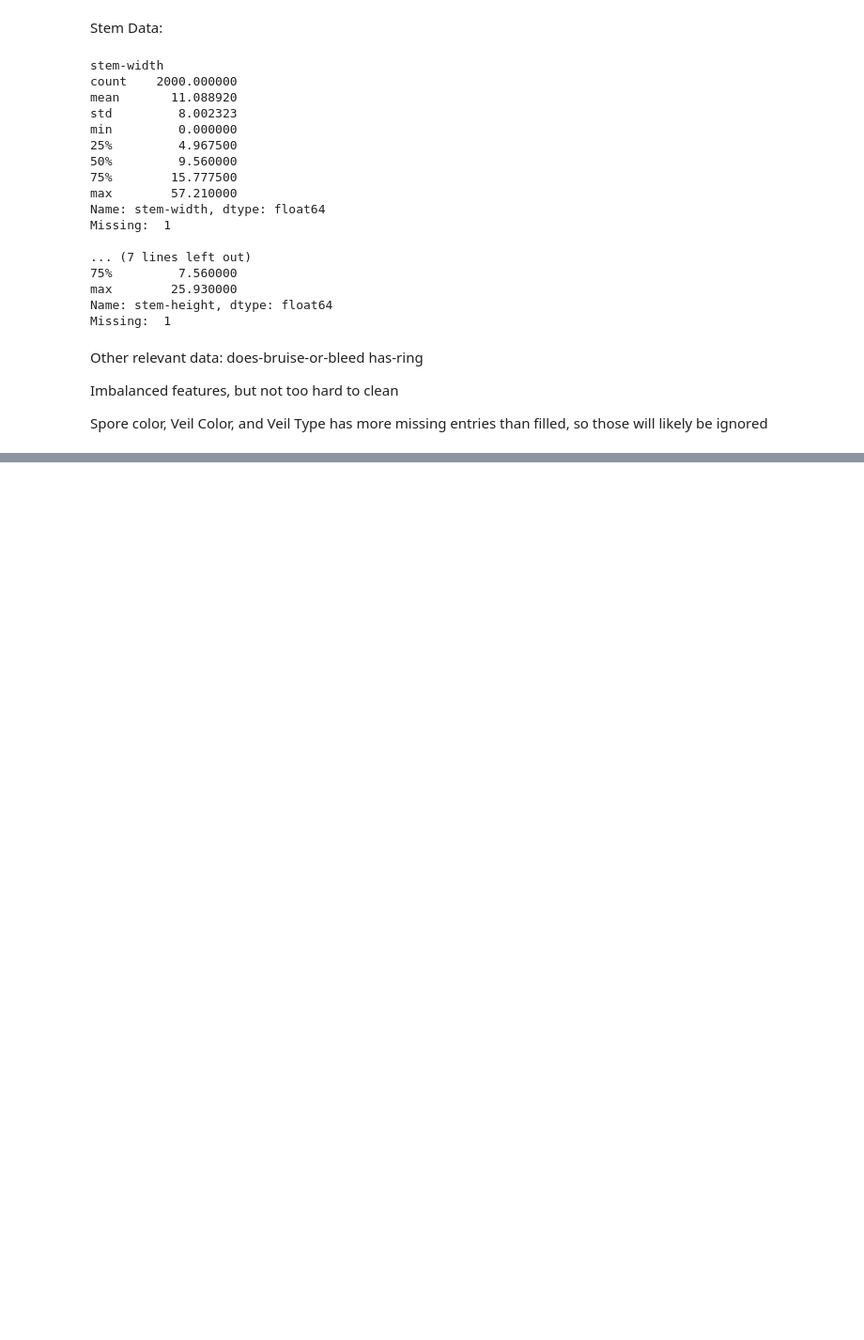
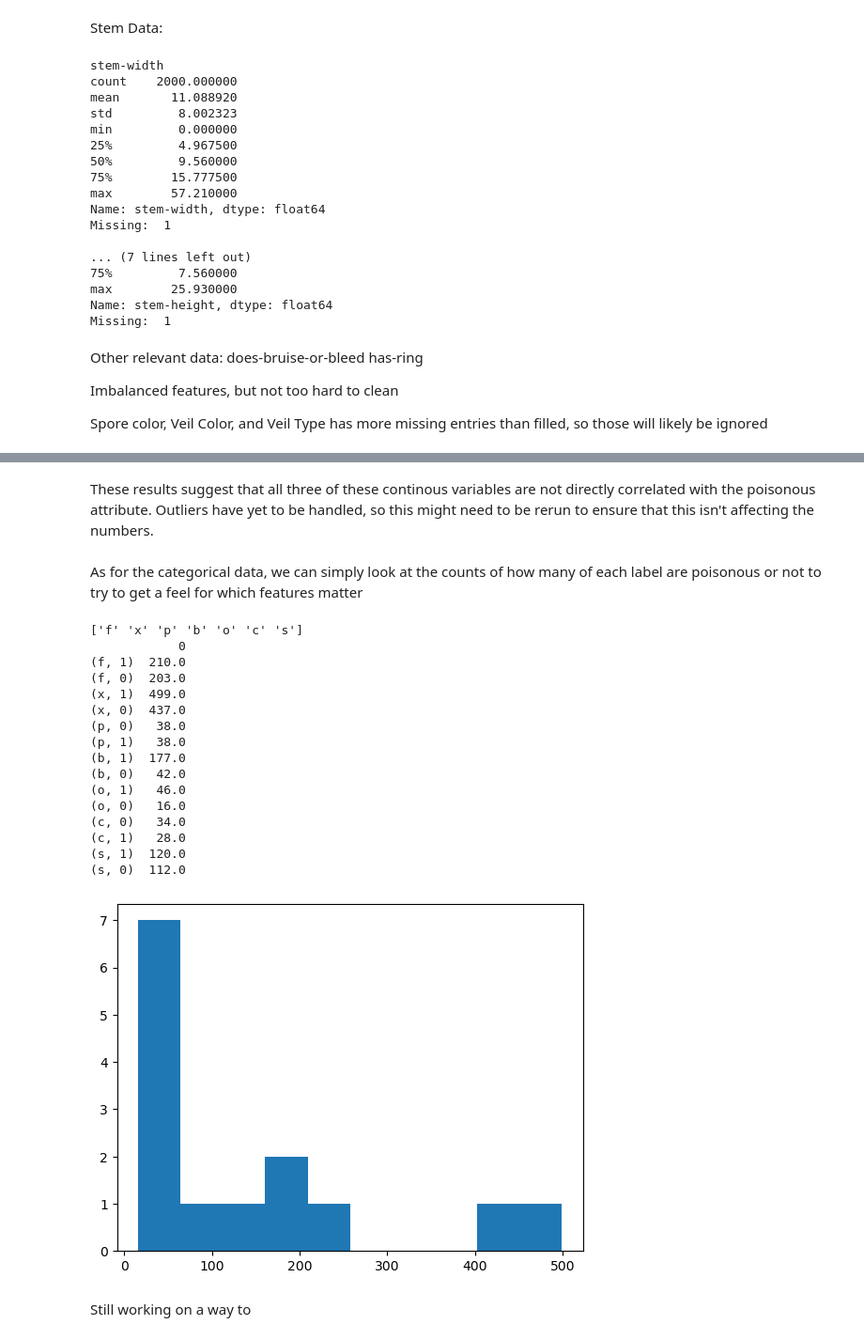
Before and after one commit to p-kve/ecs171_MushroomID, a Jupyter notebook: mushroomsDataCleaning.ipynb, the cells around one changed output, grey strips where cells are left out. Shown at 94% size. Cells and saved outputs as stored; diff of their text form; code cells hidden in the pictures; blank space fills up the shorter version.

```diff
--- a/mushroomsDataCleaning.ipynb
+++ b/mushroomsDataCleaning.ipynb
@@ -173,0 +231,43 @@ Spore color, Veil Color, and Veil Type has more missing entries than filled, so
+# %% [markdown]
+These results suggest that all three of these continous variables are not directly correlated with the poisonous attribute. Outliers have yet to be handled, so this might need to be rerun to ensure that this isn't affecting the numbers.
+# %% [markdown]
+As for the categorical data, we can simply look at the counts of how many of each label are poisonous or not to try to get a feel for which features matter
+# %%
+def countFeatureAndPoisonousCases(df, feature):
+	features = [feature, "poisonous"]
+	df_T = df[features]
+	df_O = pd.DataFrame()
+	print(df_T[feature].unique())
+	for attr in df_T[feature].unique():
+		df_X = df_T.loc[(df_T[feature] == attr)]
+		#print(df_X.value_counts())
+		df_O = pd.concat([df_O, df_X.value_counts()])
+		#print(df_O)
+		#plt.legend()
+		#plt.show()
+	print(df_O)
+	plt.hist(df_O)
+	plt.show()
+
+
+countFeatureAndPoisonousCases(df, "cap-shape")
+# %% [output]
+['f' 'x' 'p' 'b' 'o' 'c' 's']
+            0
+(f, 1)  210.0
+(f, 0)  203.0
+(x, 1)  499.0
+(x, 0)  437.0
+(p, 0)   38.0
+(p, 1)   38.0
+(b, 1)  177.0
+(b, 0)   42.0
+(o, 1)   46.0
+(o, 0)   16.0
+(c, 0)   34.0
+(c, 1)   28.0
+(s, 1)  120.0
+(s, 0)  112.0
+[figure, added]
+# %% [markdown]
+Still working on a way to
```
Also changed, not shown: parts of 3 cells of this notebook.
